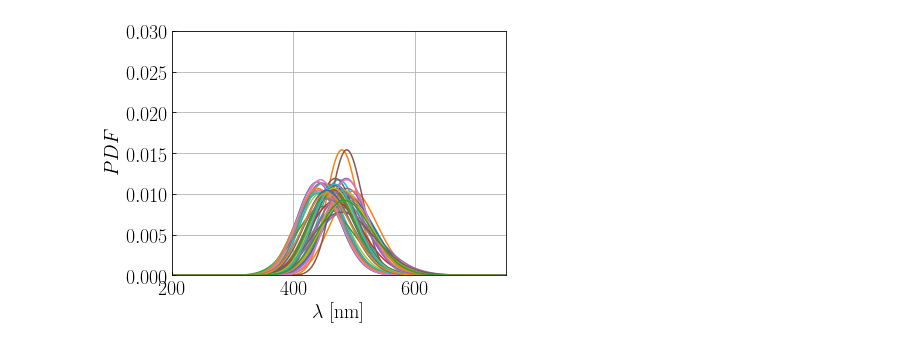
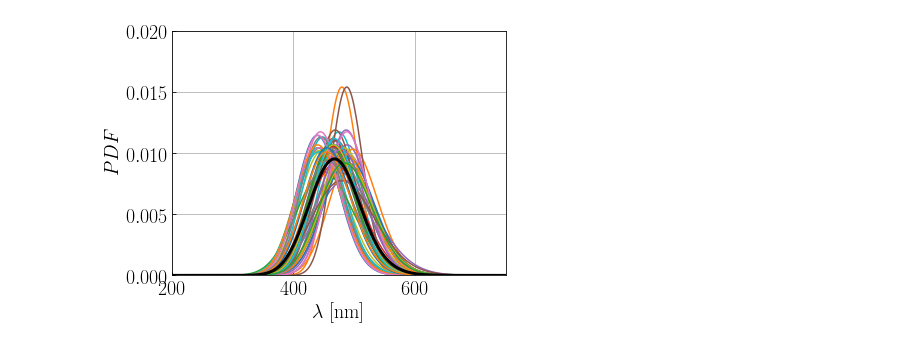
Before and after one commit to MeighenBergerS/fourth_day, a Jupyter notebook: examples/fd_distributions.ipynb, the cells around one changed output. Drawn from its saved outputs; the diff is of its cells as text; code cells hidden in the pictures.

```diff
--- a/examples/fd_distributions.ipynb
+++ b/examples/fd_distributions.ipynb
@@ -54,20 +56,22 @@ INFO: ---------------------------------------------------
 # %%
 std_size = 6.
 fontsize = 20.
+lw=3.
 # %%
 # Energy distributions
 figure, ax = plt.subplots(figsize=(std_size, std_size * 6. / 8.))
 for key in fd.pdfs.keys():
     ax.plot(config['pdf_grid'], fd.pdfs[key])
+ax.plot(config['pdf_grid'], fd.pdf_total(config['pdf_grid']), lw=lw, color='k')
 ax.set_xlim(200., 750)
-ax.set_ylim(0., 0.03)
+ax.set_ylim(0., 0.02)
 ax.set_xscale('linear')
 ax.set_yscale('linear')
 ax.set_xlabel(r'$\lambda\;[\mathrm{nm}]$', fontsize=fontsize)
 ax.set_ylabel(r'$PDF$', fontsize=fontsize)
 ax.tick_params(axis = 'both', which = 'major', labelsize=fontsize, direction='in')
 ax.tick_params(axis = 'both', which = 'minor', labelsize=fontsize, direction='in')
 plt.grid(True)
 plt.show()
 # %% [output]
-[figure, old version]
+[figure, new version]
```
Also changed, not shown: parts of 2 cells of this notebook, 5 other files.
